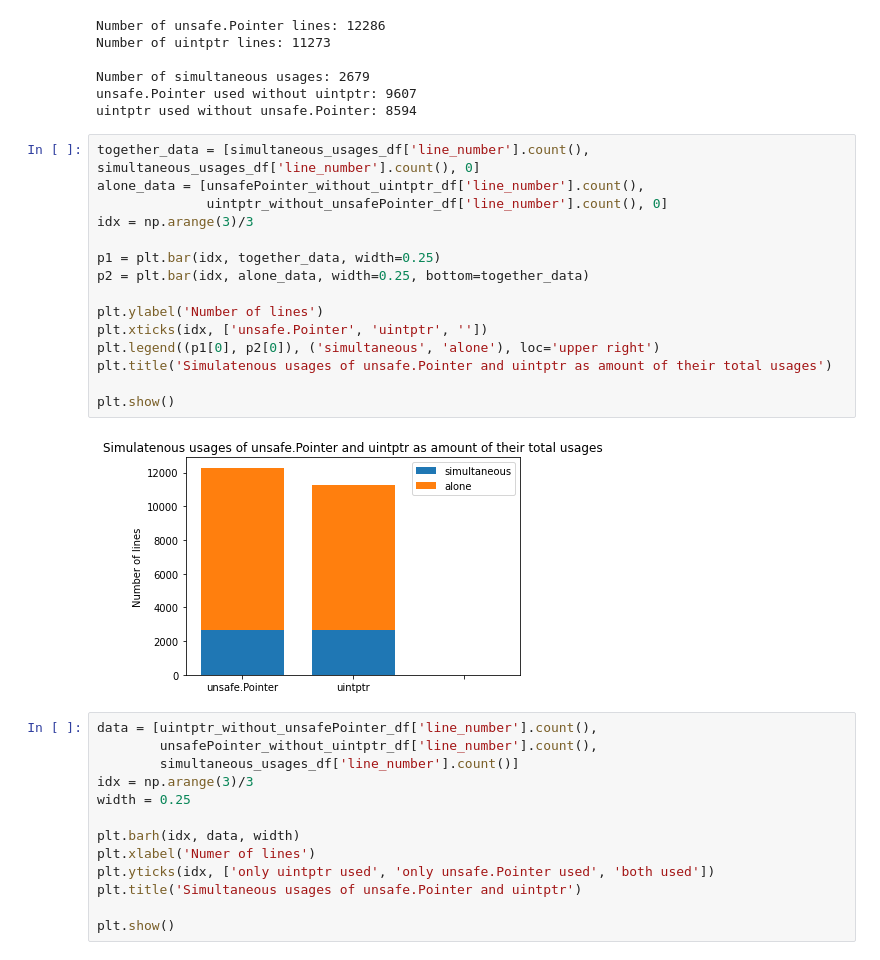
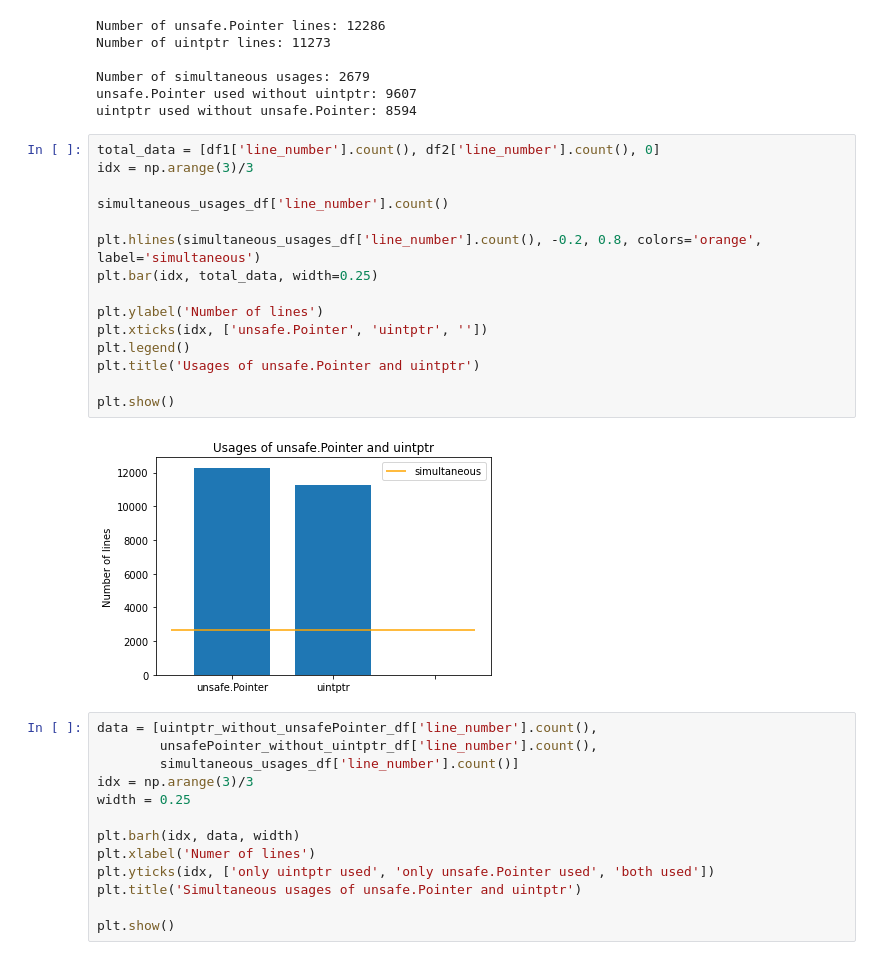
Before and after one commit to jlauinger/master-of-science, a Jupyter notebook: code/data-survey/analysis/data-exploration.ipynb, the cells around one changed output. Drawn from its saved outputs; the diff is of its cells as text.

```diff
--- a/code/data-survey/analysis/data-exploration.ipynb
+++ b/code/data-survey/analysis/data-exploration.ipynb
@@ -667,22 +706,22 @@ Number of simultaneous usages: 2679
 unsafe.Pointer used without uintptr: 9607
 uintptr used without unsafe.Pointer: 8594
 # %%
-together_data = [simultaneous_usages_df['line_number'].count(), simultaneous_usages_df['line_number'].count(), 0]
-alone_data = [unsafePointer_without_uintptr_df['line_number'].count(),
-              uintptr_without_unsafePointer_df['line_number'].count(), 0]
+total_data = [df1['line_number'].count(), df2['line_number'].count(), 0]
 idx = np.arange(3)/3
 
-p1 = plt.bar(idx, together_data, width=0.25)
-p2 = plt.bar(idx, alone_data, width=0.25, bottom=together_data)
+simultaneous_usages_df['line_number'].count()
+
+plt.hlines(simultaneous_usages_df['line_number'].count(), -0.2, 0.8, colors='orange', label='simultaneous')
+plt.bar(idx, total_data, width=0.25)
 
 plt.ylabel('Number of lines')
 plt.xticks(idx, ['unsafe.Pointer', 'uintptr', ''])
-plt.legend((p1[0], p2[0]), ('simultaneous', 'alone'), loc='upper right')
-plt.title('Simulatenous usages of unsafe.Pointer and uintptr as amount of their total usages')
+plt.legend()
+plt.title('Usages of unsafe.Pointer and uintptr')
 
 plt.show()
 # %% [output]
-[figure, old version]
+[figure, new version]
 # %%
 data = [uintptr_without_unsafePointer_df['line_number'].count(),
         unsafePointer_without_uintptr_df['line_number'].count(),
```
Also changed, not shown: parts of 48 cells of this notebook.
